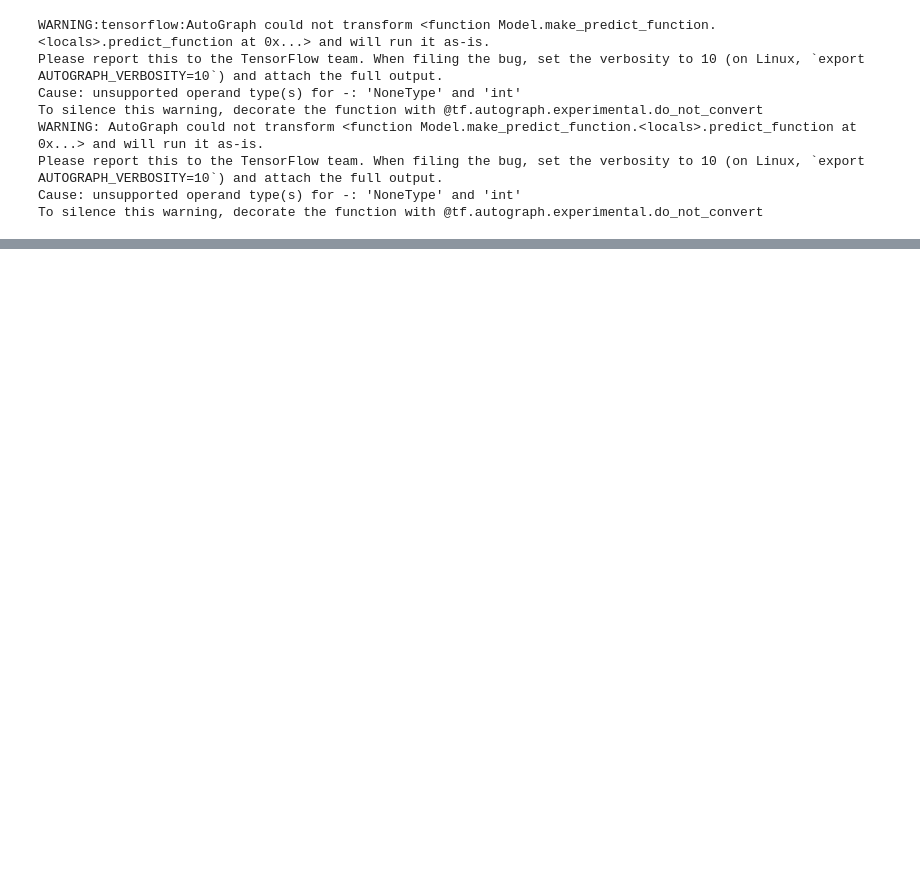
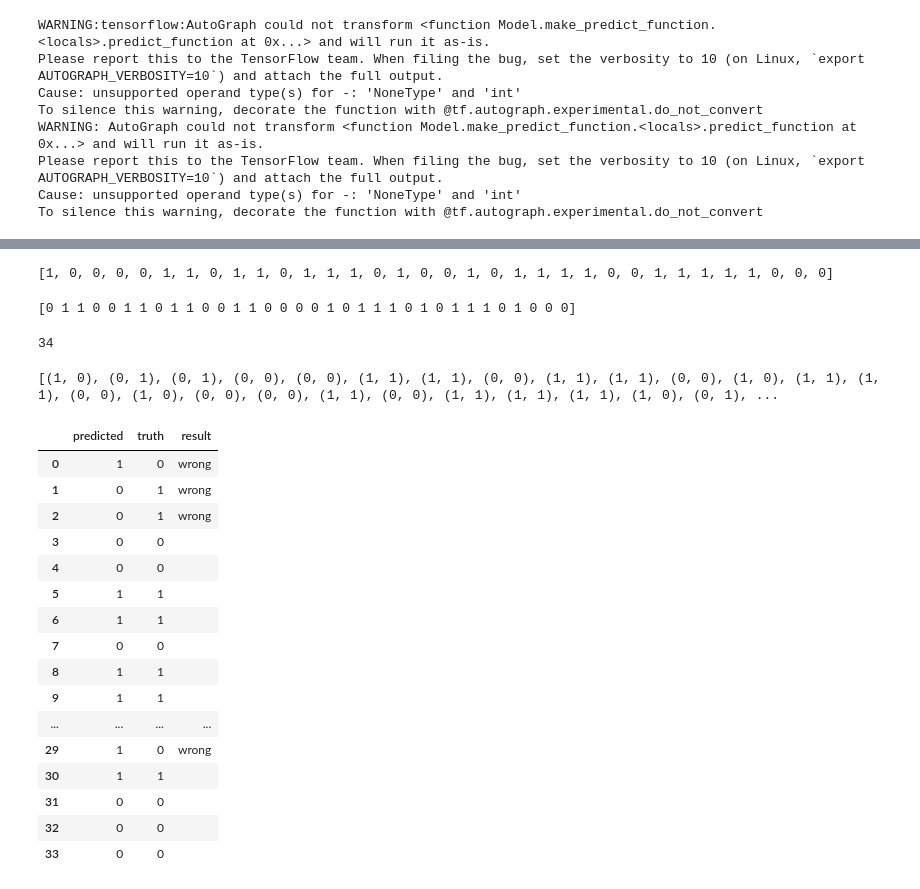
Before and after one commit to shawn-munir/Capstone-2, a Jupyter notebook: Raw Code.ipynb, the cells around one changed output, grey strips where cells are left out. Cells and saved outputs as stored; diff of their text form; code cells hidden in the pictures; blank space fills up the shorter version.

```diff
--- a/Raw Code.ipynb
+++ b/Raw Code.ipynb
@@ -175,4 +165,0 @@ def neural_network():
-# %%
-model = neural_network()
-
-model.fit(X_train_shuffled, y_train_shuffled, epochs = 15)
@@ -209,0 +166,18 @@ Epoch 15/15
+# %%
+def neural_network():
+    model = Sequential()
+    model.add(Conv2D(256, (3, 3), padding = 'same', activation = 'relu', kernel_initializer='he_uniform', input_shape=(208, 240, 3))) ############tweak #nodes; INSTEAD of putting manually, just do .shape[1] like they did in class? ###match input_size to image resize! 56 is the cropped pixels, after 64!
+    model.add(MaxPooling2D((2, 2))) ############tweak??? (2,2) is default??
+    model.add(Flatten()) #necessary? >> YES! IF WE HAVE A DENSE/FULLY CONNECTED NETWORK COMING UP NEXT, WHICH WE DO! this isn't a 'layer' tho is it?
+    model.add(Dense(256, activation='relu', kernel_initializer='he_uniform')) #####tweak? nodes at least. why double here? OR COULD MAKE THIS ANOTHER CONV2D LAYER INSTEAD?! if we do that, we'd add another maxpooling 2d layer after again. wait is this supposed to be Dense too??
+    model.add(Dense(1, activation='sigmoid')) ############tweak activ? why doesn't softmax work here?!
+    #DROPOUT LAYER - can try! prevents from overfitting??
+
+    #why did he have so many nodes in his next to last node than in the FIRST?!
+
+    # opt = SGD(lr=.001,momentum=.9) ############IF NOT USING ADAM, then tweak learning rate & momentum! if using adam, take this out and just put 'adam' in optimizer below!
+
+    model.compile(optimizer='adam', loss='binary_crossentropy', metrics='accuracy')
+    #good thing about ADAM is he TAKES CARE OF TWEAKING THE LEARNING RATE *FOR US*!!!
+
+    return model
@@ -262,0 +276,47 @@ INFO:tensorflow:Assets written to: flip_page_classifier/assets
+# %%
+print(binary_values)
+# %% [output]
+[1, 0, 0, 0, 0, 1, 1, 0, 1, 1, 0, 1, 1, 1, 0, 1, 0, 0, 1, 0, 1, 1, 1, 1, 0, 0, 1, 1, 1, 1, 1, 0, 0, 0]
+# %%
+print(y_test_shuffled)
+# %% [output]
+[0 1 1 0 0 1 1 0 1 1 0 0 1 1 0 0 0 0 1 0 1 1 1 0 1 0 1 1 1 0 1 0 0 0]
+# %%
+len(binary_values)
+# %% [output]
+34
+# %%
+print(list(zip(binary_values,y_test_shuffled)))
+# %% [output]
+[(1, 0), (0, 1), (0, 1), (0, 0), (0, 0), (1, 1), (1, 1), (0, 0), (1, 1), (1, 1), (0, 0), (1, 0), (1, 1), (1, 1), (0, 0), (1, 0), (0, 0), (0, 0), (1, 1), (0, 0), (1, 1), (1, 1), (1, 1), (1, 0), (0, 1), ...
+# %%
+comparo = pd.DataFrame({'predicted':binary_values, 'truth':y_test_shuffled})
+
+result = []
+for i in range(len(binary_values)):
+    if binary_values[i] != y_test_shuffled[i]:
+        result.append("wrong")
+    else:
+        result.append("")
+
+comparo['result'] = result
+
+comparo
+# %% [output]
+|  | predicted | truth | result |
+| 0 | 1 | 0 | wrong |
+| 1 | 0 | 1 | wrong |
+| 2 | 0 | 1 | wrong |
+| 3 | 0 | 0 |  |
+| 4 | 0 | 0 |  |
+| 5 | 1 | 1 |  |
+| 6 | 1 | 1 |  |
+| 7 | 0 | 0 |  |
+| 8 | 1 | 1 |  |
+| 9 | 1 | 1 |  |
+| ... | ... | ... | ... |
+| 29 | 1 | 0 | wrong |
+| 30 | 1 | 1 |  |
+| 31 | 0 | 0 |  |
+| 32 | 0 | 0 |  |
+| 33 | 0 | 0 |  |
```
Also changed, not shown: parts of 27 cells of this notebook, 12 other files.
